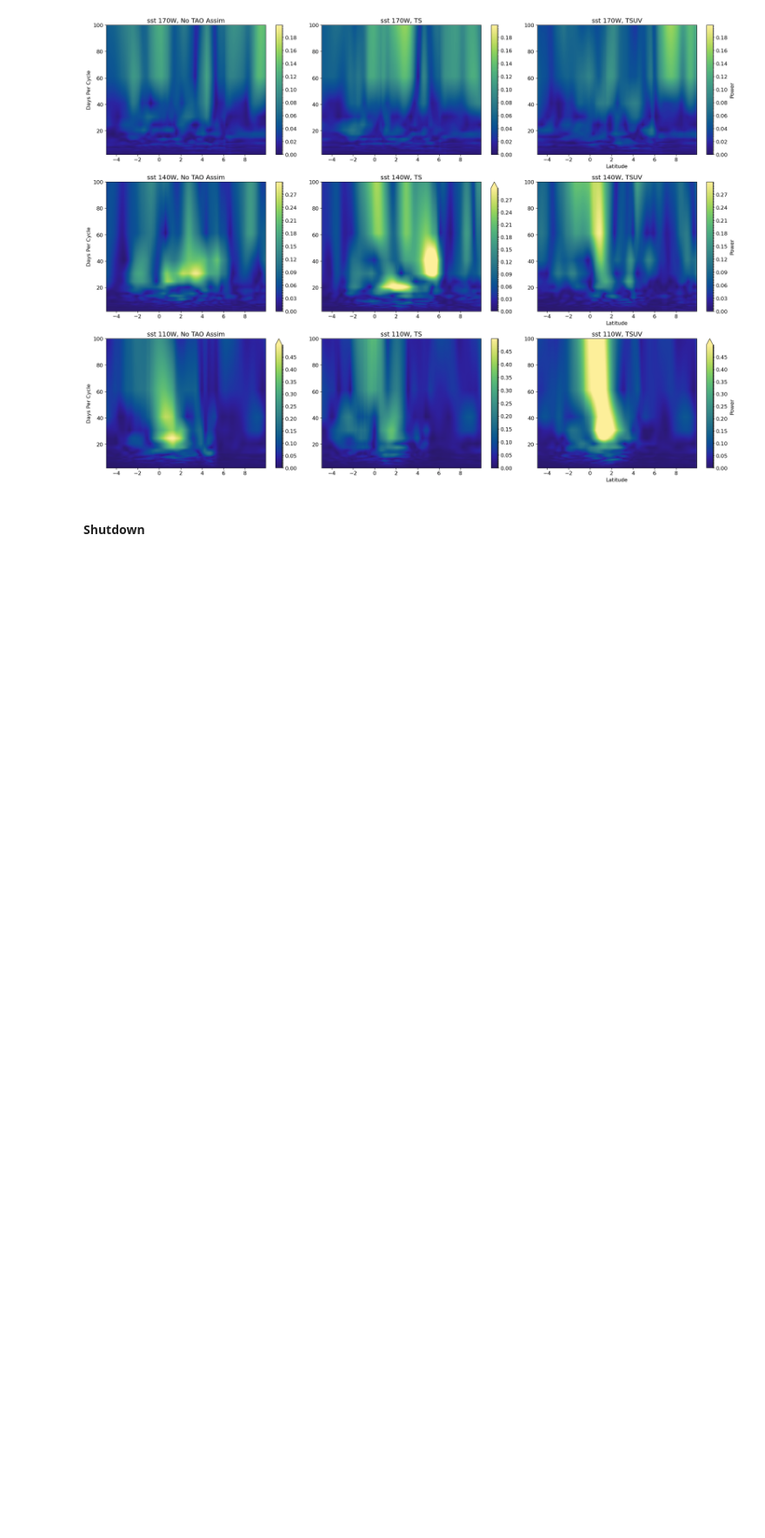
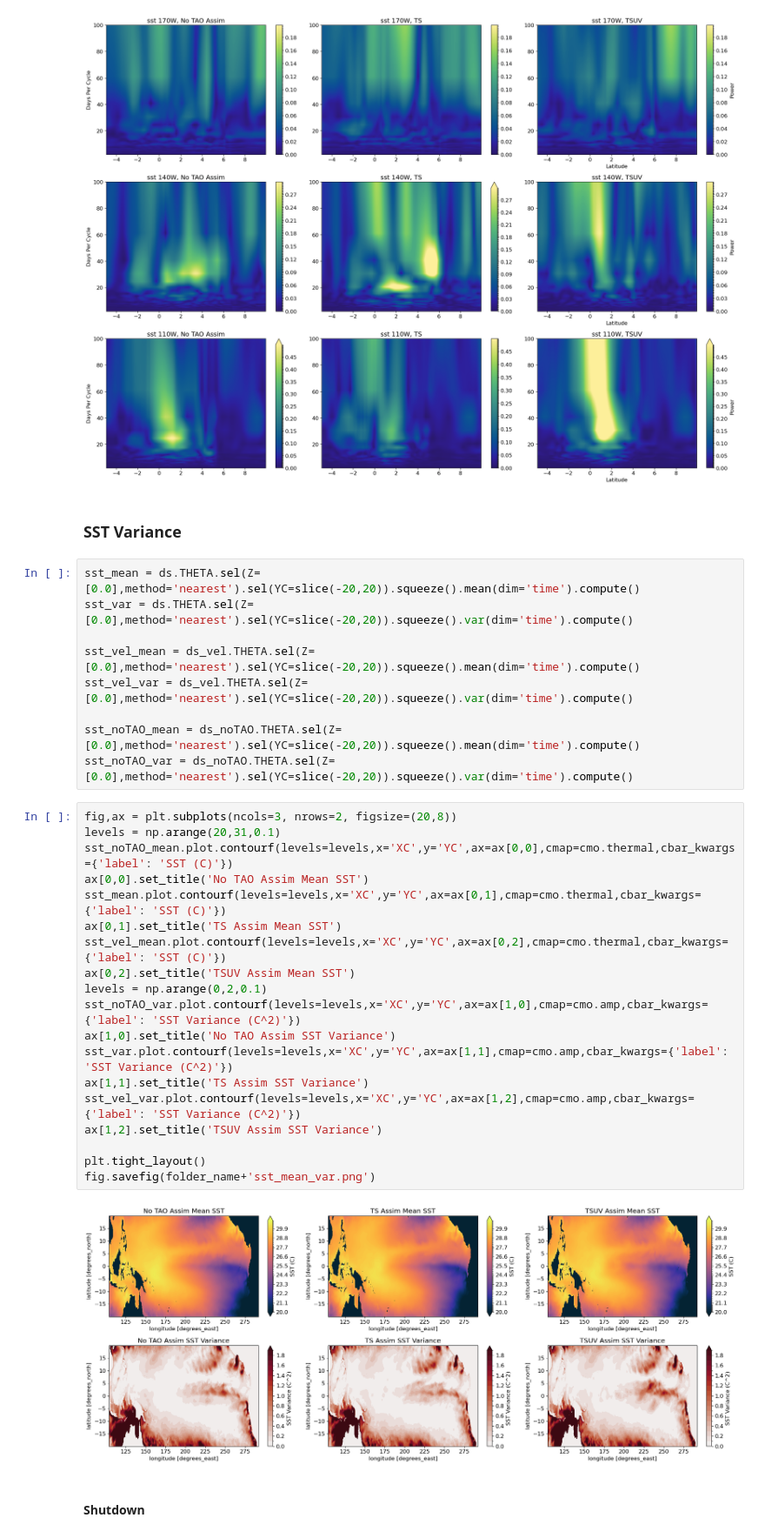
Before and after one commit to eldavenport/mitgcm-equatorial-waves, a Jupyter notebook: sst_spectra.ipynb, the cells around one changed output. Shown at 87% size. Drawn from its saved outputs; the diff is of its cells as text; blank space fills up the shorter version.

Commit message:
adding maps of ssh and sst mean and variance

```diff
--- a/sst_spectra.ipynb
+++ b/sst_spectra.ipynb
@@ -507,6 +507,38 @@ plt.show()
 fig.savefig(folder_name+'sst_spectrum_byLat.png')
 # %% [output]
 [figure]
+# %% [markdown]
+### SST Variance
+# %%
+sst_mean = ds.THETA.sel(Z=[0.0],method='nearest').sel(YC=slice(-20,20)).squeeze().mean(dim='time').compute()
+sst_var = ds.THETA.sel(Z=[0.0],method='nearest').sel(YC=slice(-20,20)).squeeze().var(dim='time').compute()
+
+sst_vel_mean = ds_vel.THETA.sel(Z=[0.0],method='nearest').sel(YC=slice(-20,20)).squeeze().mean(dim='time').compute()
+sst_vel_var = ds_vel.THETA.sel(Z=[0.0],method='nearest').sel(YC=slice(-20,20)).squeeze().var(dim='time').compute()
+
+sst_noTAO_mean = ds_noTAO.THETA.sel(Z=[0.0],method='nearest').sel(YC=slice(-20,20)).squeeze().mean(dim='time').compute()
+sst_noTAO_var = ds_noTAO.THETA.sel(Z=[0.0],method='nearest').sel(YC=slice(-20,20)).squeeze().var(dim='time').compute()
+# %%
+fig,ax = plt.subplots(ncols=3, nrows=2, figsize=(20,8))
+levels = np.arange(20,31,0.1)
+sst_noTAO_mean.plot.contourf(levels=levels,x='XC',y='YC',ax=ax[0,0],cmap=cmo.thermal,cbar_kwargs={'label': 'SST (C)'})
+ax[0,0].set_title('No TAO Assim Mean SST')
+sst_mean.plot.contourf(levels=levels,x='XC',y='YC',ax=ax[0,1],cmap=cmo.thermal,cbar_kwargs={'label': 'SST (C)'})
+ax[0,1].set_title('TS Assim Mean SST')
+sst_vel_mean.plot.contourf(levels=levels,x='XC',y='YC',ax=ax[0,2],cmap=cmo.thermal,cbar_kwargs={'label': 'SST (C)'})
+ax[0,2].set_title('TSUV Assim Mean SST')
+levels = np.arange(0,2,0.1)
+sst_noTAO_var.plot.contourf(levels=levels,x='XC',y='YC',ax=ax[1,0],cmap=cmo.amp,cbar_kwargs={'label': 'SST Variance (C^2)'})
+ax[1,0].set_title('No TAO Assim SST Variance')
+sst_var.plot.contourf(levels=levels,x='XC',y='YC',ax=ax[1,1],cmap=cmo.amp,cbar_kwargs={'label': 'SST Variance (C^2)'})
+ax[1,1].set_title('TS Assim SST Variance')
+sst_vel_var.plot.contourf(levels=levels,x='XC',y='YC',ax=ax[1,2],cmap=cmo.amp,cbar_kwargs={'label': 'SST Variance (C^2)'})
+ax[1,2].set_title('TSUV Assim SST Variance')
+
+plt.tight_layout()
+fig.savefig(folder_name+'sst_mean_var.png')
+# %% [output]
+[figure, added]
 # %% [markdown]
 #### Shutdown
 # %%
```
Also changed, not shown: 3 other files.
